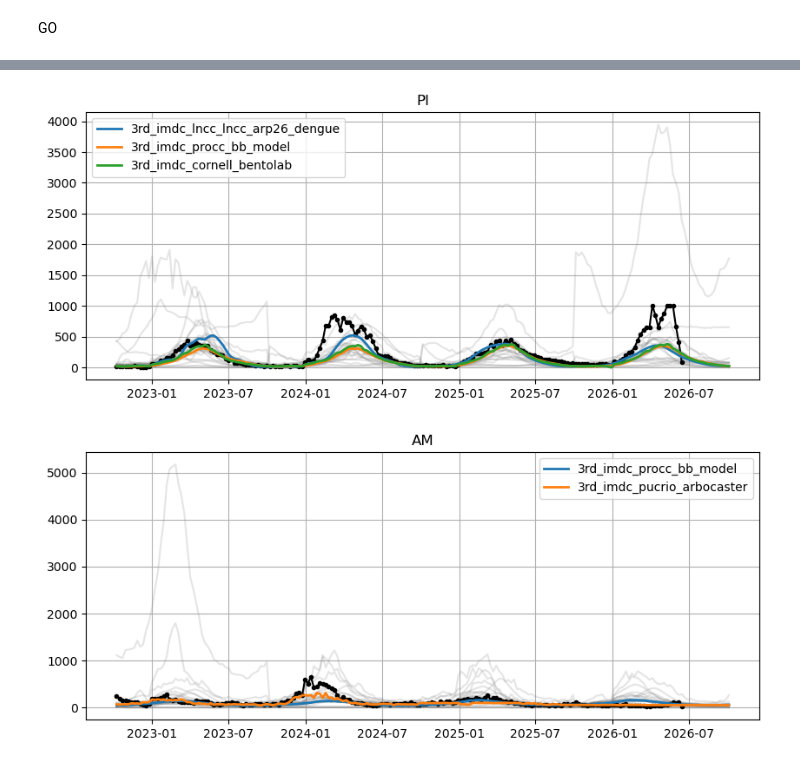
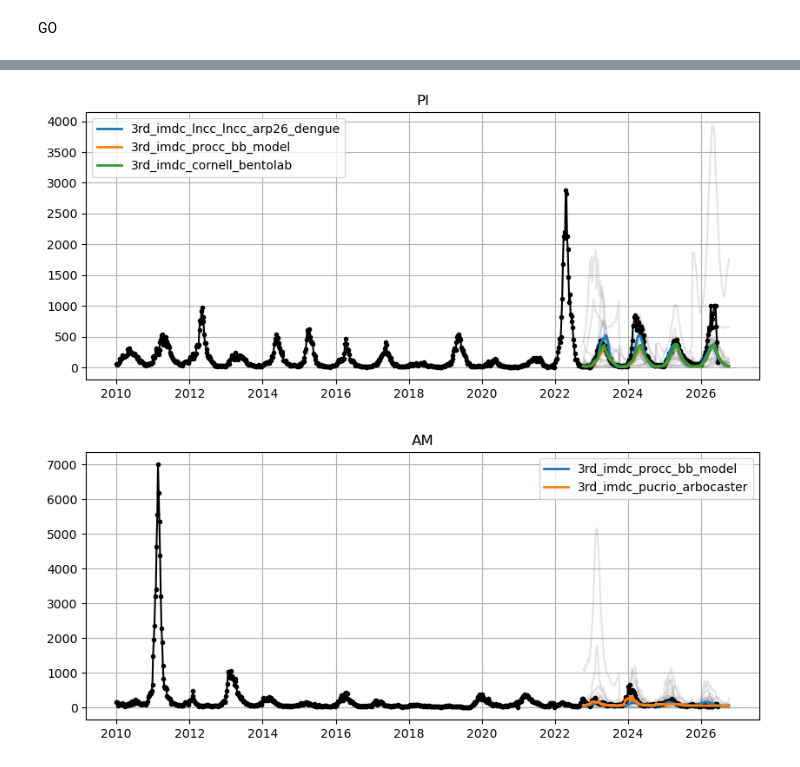
Before and after one commit to Mosqlimate-project/3rd_IMDC_results, a Jupyter notebook: zoom_at_state.ipynb, the cells around one changed output, grey strips where cells are left out. Drawn from its saved outputs; the diff is of its cells as text; code cells hidden in the pictures.

Commit message:
Add new figures

```diff
--- a/zoom_at_state.ipynb
+++ b/zoom_at_state.ipynb
@@ -59,8 +57,7 @@ Name: count, dtype: int64
 # %% [markdown]
 Load rank:
 # %%
-df_rank = pd.read_csv('predictions/rank_ratio.csv.gz')
-
+df_rank = pd.read_csv(f'predictions/rank_ratio_{challenge}.csv.gz')
 df_summary = (
     df_rank
     .groupby(["adm_1", "model"], as_index=False)
@@ -81,2 +87,38 @@ df_summary.head()
+# %%
+def plot_comp_states_all(state, df_dengue_state, df_preds):
+
+    df_dengue = df_dengue_state.loc[df_dengue_state.adm_1 == state]
+
+    df_preds_st = df_preds.loc[df_preds.adm_1 == state]
+
+    best_models = list(df_summary.loc[(df_summary.adm_1 == state) & (df_summary.geometric_mean_ratio < 1)].model.values)
+
+    model_base = '3rd_imdc_procc_bb_model'
+
+    best_models.append(model_base)
+
+    _,ax = plt.subplots(figsize = (10, 4))
+
+    ax.plot(df_dengue.date, df_dengue.casos, color = 'black', marker = '.', zorder = 5)
+
+    for model in df_preds.model.unique():
+
+        df_ = df_preds_st.loc[df_preds_st.model == model].sort_values(by = 'date')
+
+        if model in best_models:
+            ax.plot(df_.date, df_.pred, label = model, zorder = 6, linewidth = 2)
+
+        else:
+            ax.plot(df_.date, df_.pred, color = 'tab:grey', alpha= 0.2)
+
+
+    ax.legend()
+
+    ax.grid()
+    ax.set_title(code_to_state[state])
+
+    plt.savefig(f'figures/zoom_{state}_{challenge}.png', dpi = 300, bbox_inches = 'tight')
+
+    plt.show()
 # %%
 def plot_comp_states(state, df_dengue_state, df_preds):
@@ -121,8 +167,8 @@ plot_comp_states(52, df_dengue_state, df_preds)
 # %%
-plot_comp_states(22, df_dengue_state, df_preds)
+plot_comp_states_all(22, df_dengue_state, df_preds)
 # %% [output]
-[figure, old version]
+[figure, new version]
 # %%
-plot_comp_states(13, df_dengue_state, df_preds)
+plot_comp_states_all(13, df_dengue_state, df_preds)
 # %% [output]
-[figure, old version]
+[figure, new version]
```
Also changed, not shown: parts of 8 cells of this notebook, 15 other files.
